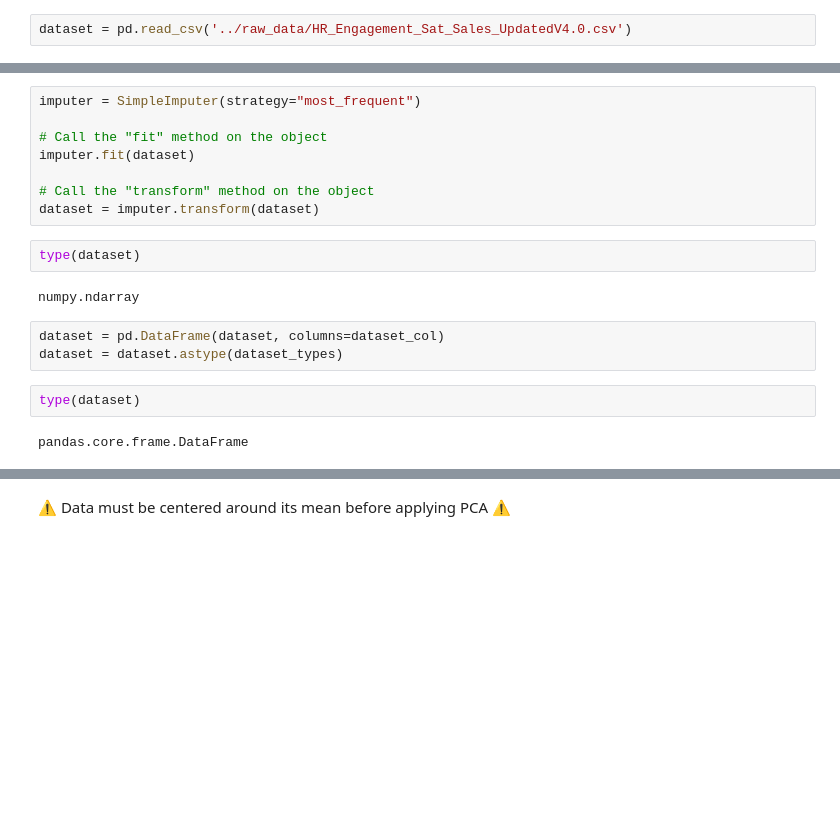
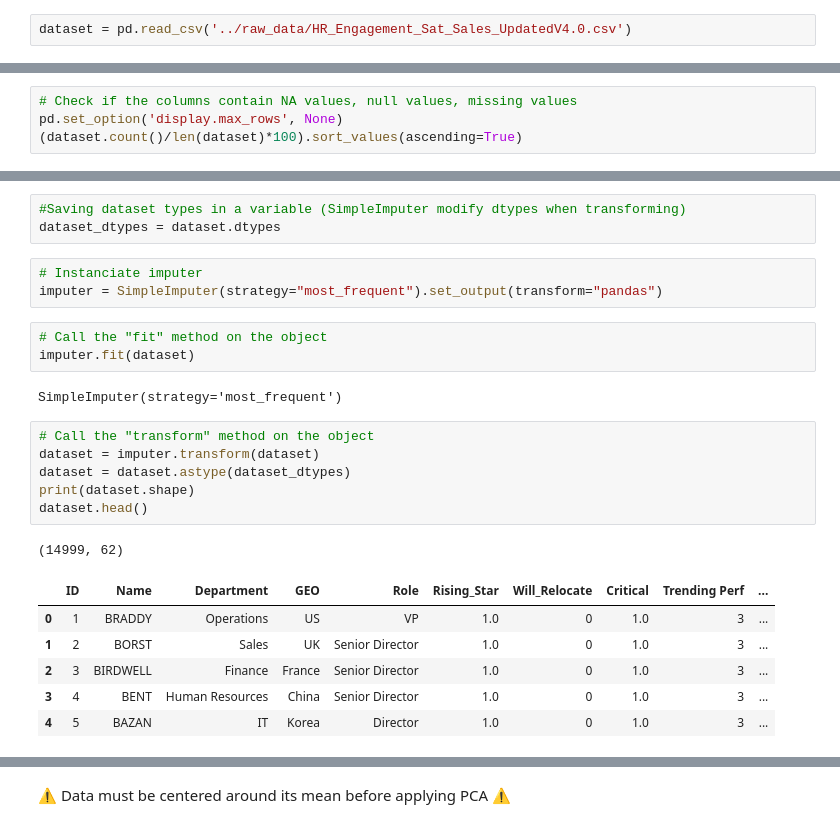
Before and after one commit to Emroullier/hr-data-analytics, a Jupyter notebook: notebooks/Principal_Components_Analysis_Thierry.ipynb, the cells around one changed output, grey strips where cells are left out. Cells and saved outputs as stored; diff of their text form; blank space fills up the shorter version.

```diff
--- a/notebooks/Principal_Components_Analysis_Thierry.ipynb
+++ b/notebooks/Principal_Components_Analysis_Thierry.ipynb
@@ -34,0 +30,4 @@ dataset_types = dataset.dtypes
+# %%
+# Check if the columns contain NA values, null values, missing values
+pd.set_option('display.max_rows', None)
+(dataset.count()/len(dataset)*100).sort_values(ascending=True)
@@ -35,19 +60,25 @@ dataset_types = dataset.dtypes
+# %%
+#Saving dataset types in a variable (SimpleImputer modify dtypes when transforming)
+dataset_dtypes = dataset.dtypes
+# %%
+# Instanciate imputer
+imputer = SimpleImputer(strategy="most_frequent").set_output(transform="pandas")
+# %%
+# Call the "fit" method on the object
+imputer.fit(dataset)
+# %% [output]
+SimpleImputer(strategy='most_frequent')
 # %%
-imputer = SimpleImputer(strategy="most_frequent")
-
-# Call the "fit" method on the object
-imputer.fit(dataset)
-
 # Call the "transform" method on the object
 dataset = imputer.transform(dataset)
+dataset = dataset.astype(dataset_dtypes)
+print(dataset.shape)
+dataset.head()
+# %% [output]
+(14999, 62)
+|  | ID | Name | Department | GEO | Role | Rising_Star | Will_Relocate | Critical | Trending Perf | ... |
+| 0 | 1 | BRADDY | Operations | US | VP | 1.0 | 0 | 1.0 | 3 | ... |
+| 1 | 2 | BORST | Sales | UK | Senior Director | 1.0 | 0 | 1.0 | 3 | ... |
+| 2 | 3 | BIRDWELL | Finance | France | Senior Director | 1.0 | 0 | 1.0 | 3 | ... |
+| 3 | 4 | BENT | Human Resources | China | Senior Director | 1.0 | 0 | 1.0 | 3 | ... |
+| 4 | 5 | BAZAN | IT | Korea | Director | 1.0 | 0 | 1.0 | 3 | ... |
-# %%
-type(dataset)
-# %% [output]
-numpy.ndarray
-# %%
-dataset = pd.DataFrame(dataset, columns=dataset_col)
-dataset = dataset.astype(dataset_types)
-# %%
-type(dataset)
-# %% [output]
-pandas.core.frame.DataFrame
```
Also changed, not shown: parts of 54 cells of this notebook, 1 other file.
